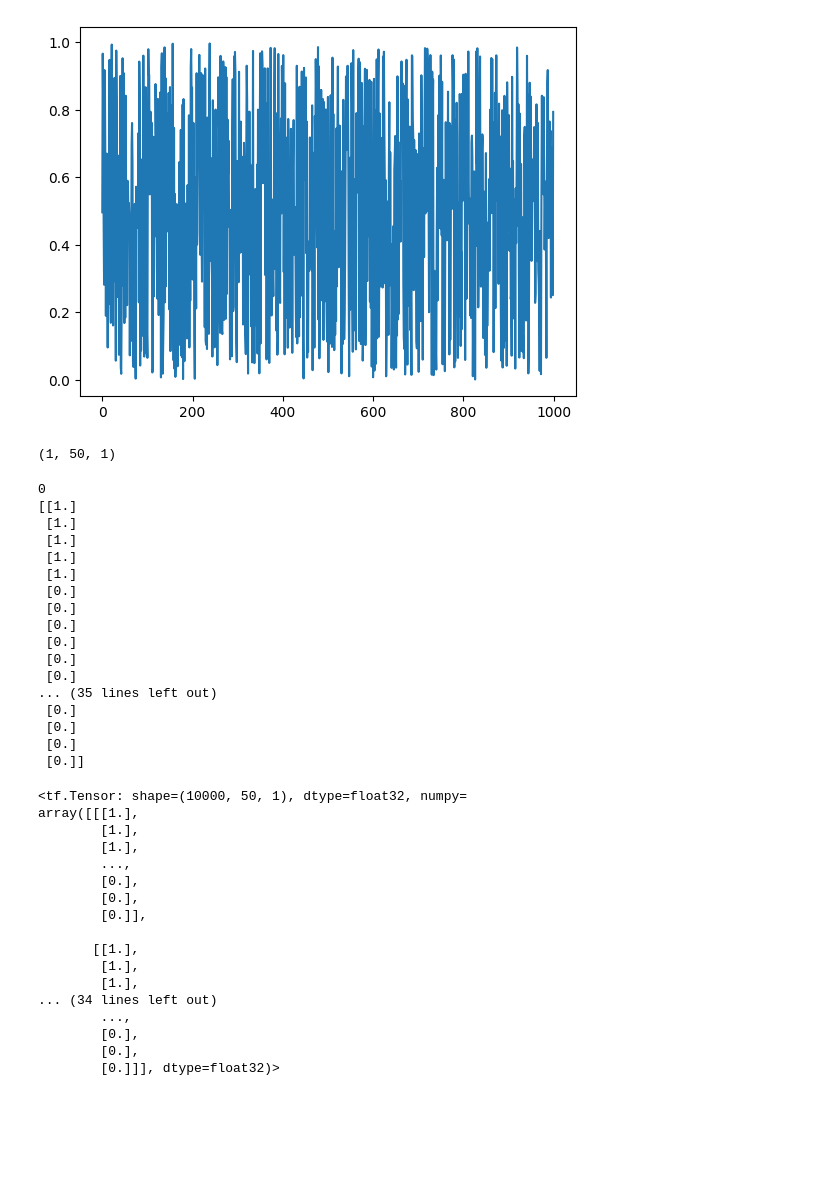
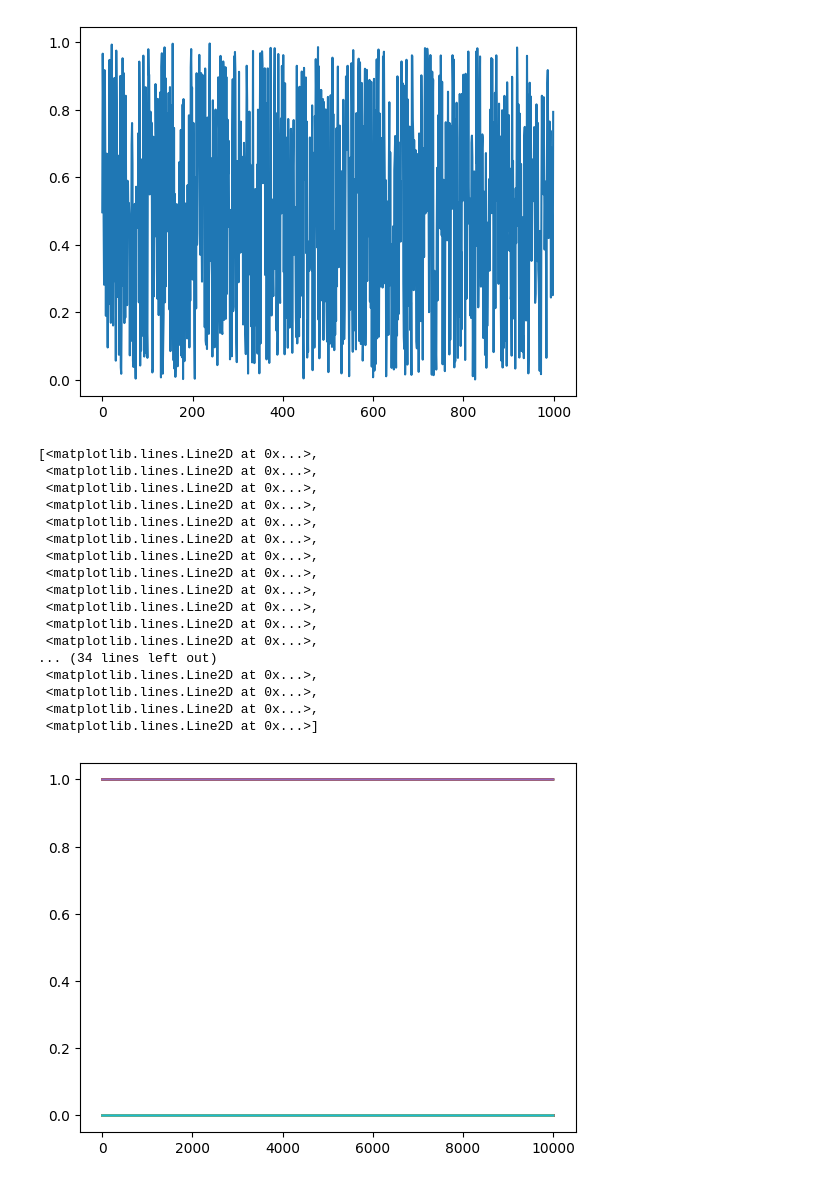
Before and after one commit to johnnymdoubleu/ssl-sgs, a Jupyter notebook: ssl-mh.ipynb, the cells around one changed output. Cells and saved outputs as stored; diff of their text form; code cells hidden in the pictures; blank space fills up the shorter version.

```diff
--- a/ssl-mh.ipynb
+++ b/ssl-mh.ipynb
@@ -47,21 +47,17 @@ def ssp(theta, gamma, sigma1, sigma2):
         ssum += np.log(compNormal_include(theta[i], gamma, sigma1, sigma2) + compNormal_exclude(theta[i], gamma, sigma1, sigma2))
         # print(np.log(compNormal_include(theta[i], gamma, sigma1, sigma2) + compNormal_exclude(theta[i], gamma, sigma1, sigma2)))
     return ssum
-# %%
-np.array([theta_c]).shape
-# %% [output]
-(1, 50, 1)
 # %%
 p = len(X[1])
 n = len(X)
 b = p + n
 t = 1
-niter = 10000
+niter = 100000
 sigma_theta = 0.1
 no_accept = 0
 theta_0 = np.array([np.zeros(p)]).T                                   #initialising theta as zero vectors
 for i in range(r): theta_0[i] = 1
-thetas = np.array([theta_0])
+thetas = theta_0.T[0]
 
 while t < niter:
     t += 1
@@ -69,55 +65,38 @@ while t < niter:
     theta_c = np.reshape(np.random.multivariate_normal(np.zeros(p), np.identity(p)*sigma_theta), (-1, 1))
     log_joint_candidate = ssp(theta_c, gamma, sigma1, sigma2) - compNormal_data(theta_c, y, X, sigmay)
     log_joint_old = ssp(theta_0, gamma, sigma1, sigma2) - compNormal_data(theta_0, y, X, sigmay)
-    mhr = np.exp(log_joint_candidate - log_joint_old)
+    mhr = np.exp(log_joint_candidate - log_joint_old)[0]
     U = np.random.uniform()
     if U <= np.minimum(mhr, 1):
         theta_0 = theta_c
-        thetas = np.vstack((thetas, np.array([theta_c])))
+        thetas = np.vstack((thetas, theta_c.T[0]))
         no_accept += 1
     else:
-        thetas = np.vstack((thetas, np.array([theta_0])))
+        thetas = np.vstack((thetas, theta_0.T[0]))
         # print(thetas)
     # theta_0 = np.vstack(theta0, )
 
 print(no_accept)
 print(thetas[-1])
-# %% [output]
-0
-[[1.]
- [1.]
- [1.]
- [1.]
- [1.]
- [0.]
- [0.]
- [0.]
- [0.]
- [0.]
- [0.]
-... (35 lines left out)
- [0.]
- [0.]
- [0.]
- [0.]]
 # %%
 trace = tf.convert_to_tensor(thetas, dtype=tf.float32)
-trace
+plt.plot(trace)
 # %% [output]
-<tf.Tensor: shape=(10000, 50, 1), dtype=float32, numpy=
-array([[[1.],
-        [1.],
-        [1.],
-        ...,
-        [0.],
-        [0.],
-        [0.]],
-
-       [[1.],
-        [1.],
-        [1.],
+[<matplotlib.lines.Line2D at 0x...>,
+ <matplotlib.lines.Line2D at 0x...>,
+ <matplotlib.lines.Line2D at 0x...>,
+ <matplotlib.lines.Line2D at 0x...>,
+ <matplotlib.lines.Line2D at 0x...>,
+ <matplotlib.lines.Line2D at 0x...>,
+ <matplotlib.lines.Line2D at 0x...>,
+ <matplotlib.lines.Line2D at 0x...>,
+ <matplotlib.lines.Line2D at 0x...>,
+ <matplotlib.lines.Line2D at 0x...>,
+ <matplotlib.lines.Line2D at 0x...>,
+ <matplotlib.lines.Line2D at 0x...>,
 ... (34 lines left out)
-        ...,
-        [0.],
-        [0.],
-        [0.]]], dtype=float32)>
+ <matplotlib.lines.Line2D at 0x...>,
+ <matplotlib.lines.Line2D at 0x...>,
+ <matplotlib.lines.Line2D at 0x...>,
+ <matplotlib.lines.Line2D at 0x...>]
+[figure, added]
```
